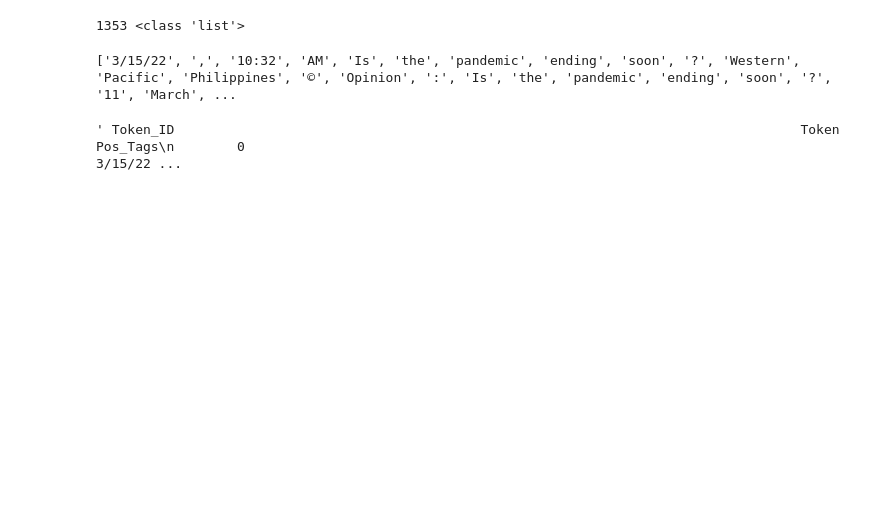
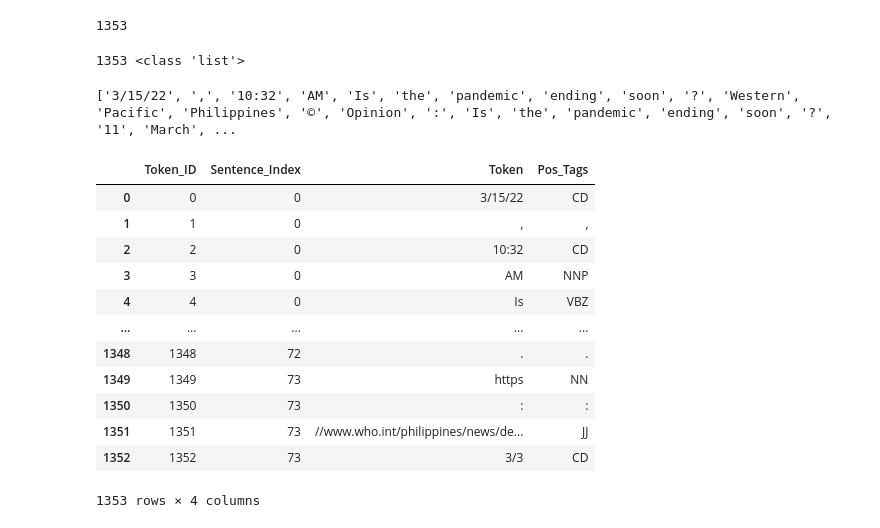
Before and after one commit to zmad55/ParoParoG-Repository, a Jupyter notebook: src/ner.ipynb, the cells around one changed output. Drawn from its saved outputs; the diff is of its cells as text; code cells hidden in the pictures; blank space fills up the shorter version.

Commit message:
+ Update - Added sentence index

```diff
--- a/src/ner.ipynb
+++ b/src/ner.ipynb
@@ -80,0 +112,19 @@ tokens = nltk.word_tokenize(raw)
+# %%
+sentences = []
+
+with open(outTXTFile) as file:
+    while line := file.readline():
+        sentences.append(line.rstrip())
+# %%
+sentence_index = []
+tokens = []
+
+for idx1 in range(len(sentences)):
+    temporary_sentence = sentences[idx1]
+    temporary_tokens = nltk.word_tokenize(temporary_sentence)
+
+    for idx2, val in enumerate(temporary_tokens):
+        sentence_index.append(idx1)
+        tokens.append(val)
+
+sentence_index
@@ -81,22 +149,38 @@ tokens = nltk.word_tokenize(raw)
+# %%
+# Length must be the same as the original tokens.
+print(len(sentence_index))
+# %% [output]
+1353
+# %%
+# Length of tokenized text file
+print(len(tokens), type(tokens))
+# %% [output]
+1353 <class 'list'>
 # %%
-# Length of tokenized text file
-print(len(tokens), type(tokens))
+print(tokens[0:69])
 # %% [output]
-1353 <class 'list'>
+['3/15/22', ',', '10:32', 'AM', 'Is', 'the', 'pandemic', 'ending', 'soon', '?', 'Western', 'Pacific', 'Philippines', '©', 'Opinion', ':', 'Is', 'the', 'pandemic', 'ending', 'soon', '?', '11', 'March', ...
-# %%
-# Sample print of list
-print(tokens[0:69])
-# %% [output]
-['3/15/22', ',', '10:32', 'AM', 'Is', 'the', 'pandemic', 'ending', 'soon', '?', 'Western', 'Pacific', 'Philippines', '©', 'Opinion', ':', 'Is', 'the', 'pandemic', 'ending', 'soon', '?', '11', 'March', ...
 # %%
 it = iter(tokens)
 size = [i for i in range(len(tokens))]
-words_raw, tags = zip(*nltk.pos_tag(tokens))
-word
-tags = list(tags)
+
+pos_tags = nltk.pos_tag(tokens)
+words, tags = zip(*nltk.pos_tag(tokens))
 # %%
-df = pd.DataFrame(list(zip(size, words, tags)), columns=["Token_ID", "Token", "Pos_Tags"])
-df.to_string(index=False)
+df = pd.DataFrame(list(zip(size, sentence_index, words, tags)), columns=["Token_ID", "Sentence_Index", "Token", "Pos_Tags"])
+display(df)
 # %% [output]
+|  | Token_ID | Sentence_Index | Token | Pos_Tags |
+| 0 | 0 | 0 | 3/15/22 | CD |
+| 1 | 1 | 0 | , | , |
+| 2 | 2 | 0 | 10:32 | CD |
+| 3 | 3 | 0 | AM | NNP |
+| 4 | 4 | 0 | Is | VBZ |
+| ... | ... | ... | ... | ... |
+| 1348 | 1348 | 72 | . | . |
+| 1349 | 1349 | 73 | https | NN |
+| 1350 | 1350 | 73 | : | : |
+| 1351 | 1351 | 73 | //www.who.int/philippines/news/de... | JJ |
+| 1352 | 1352 | 73 | 3/3 | CD |
-' Token_ID                                                                                Token Pos_Tags\n        0                                                                              3/15/22 ...
+1353 rows × 4 columns
 # %%
```
Also changed, not shown: parts of 12 cells of this notebook, 3 other files.
